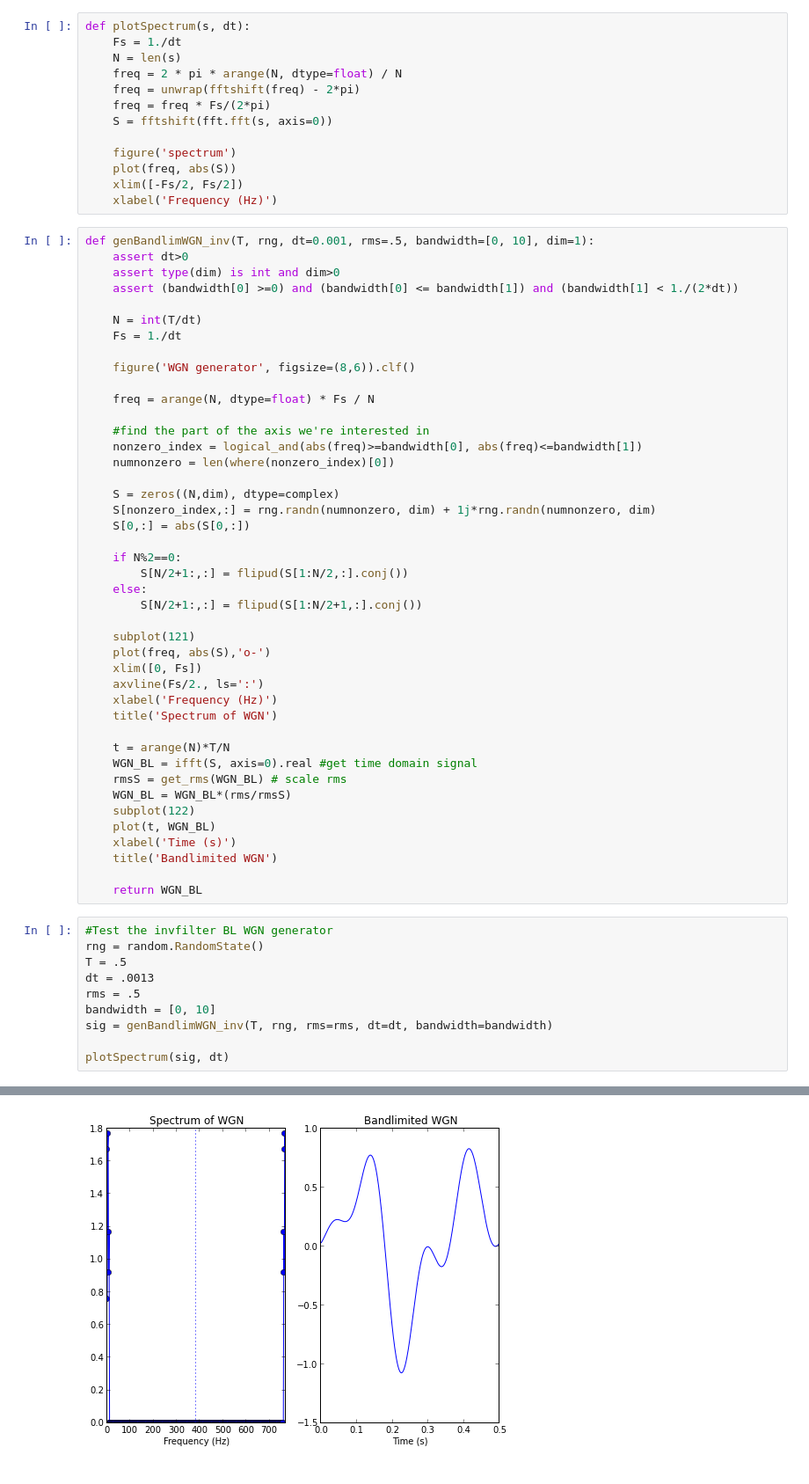
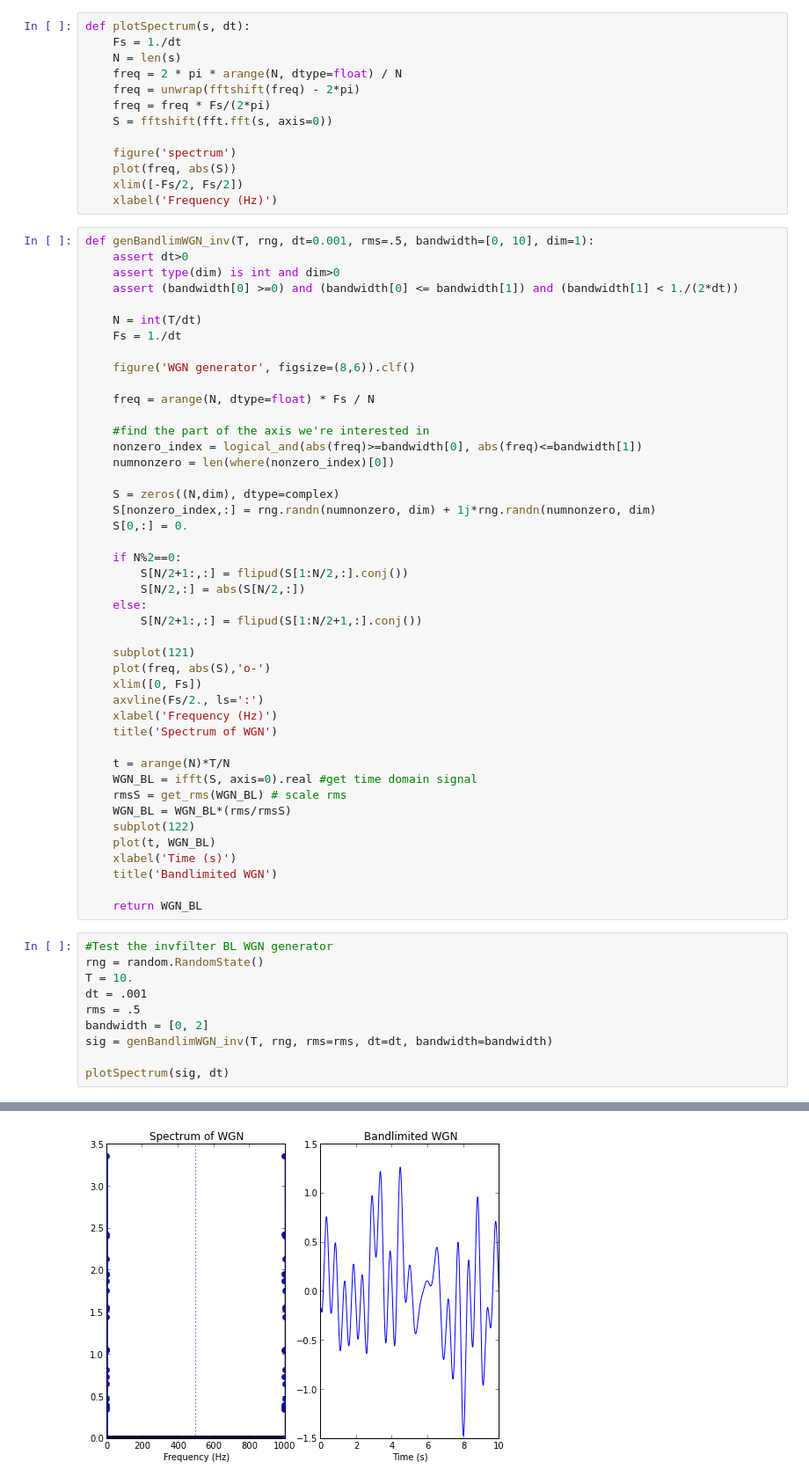
Before and after one commit to fragapanagos/scratchpad, a Jupyter notebook: noise/bandlimited_noise.ipynb, the cells around one changed output, grey strips where cells are left out. Shown at 88% size. Cells and saved outputs as stored; diff of their text form.

```diff
--- a/noise/bandlimited_noise.ipynb
+++ b/noise/bandlimited_noise.ipynb
@@ -81,10 +83,11 @@ def genBandlimWGN_inv(T, rng, dt=0.001, rms=.5, bandwidth=[0, 10], dim=1):
 
     S = zeros((N,dim), dtype=complex)
     S[nonzero_index,:] = rng.randn(numnonzero, dim) + 1j*rng.randn(numnonzero, dim)
-    S[0,:] = abs(S[0,:])
+    S[0,:] = 0.
 
     if N%2==0:
         S[N/2+1:,:] = flipud(S[1:N/2,:].conj())
+        S[N/2,:] = abs(S[N/2,:])
     else:
         S[N/2+1:,:] = flipud(S[1:N/2+1,:].conj())
 
@@ -108,10 +111,10 @@ def genBandlimWGN_inv(T, rng, dt=0.001, rms=.5, bandwidth=[0, 10], dim=1):
 # %%
 #Test the invfilter BL WGN generator
 rng = random.RandomState()
-T = .5
-dt = .0013
+T = 10.
+dt = .001
 rms = .5
-bandwidth = [0, 10]
+bandwidth = [0, 2]
 sig = genBandlimWGN_inv(T, rng, rms=rms, dt=dt, bandwidth=bandwidth)
 
 plotSpectrum(sig, dt)
@@ -121 +122 @@ N even
-[figure, old version]
+[figure, new version]
```
Also changed, not shown: parts of 4 cells of this notebook, 4 other files.
